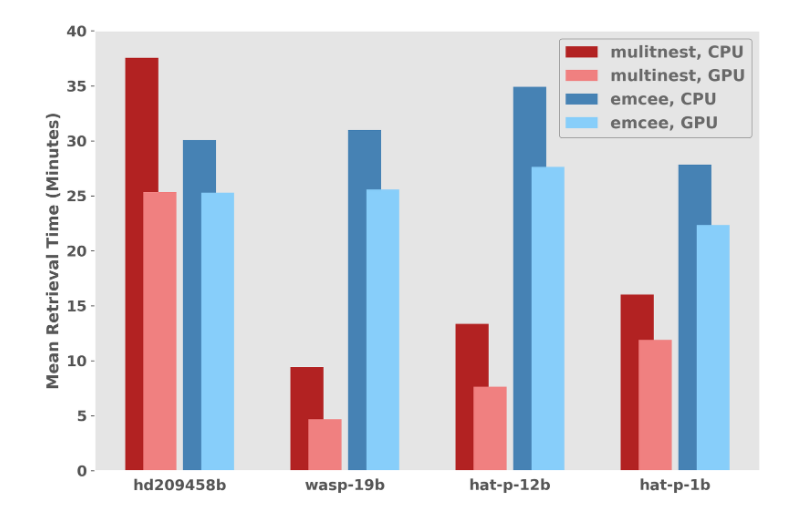
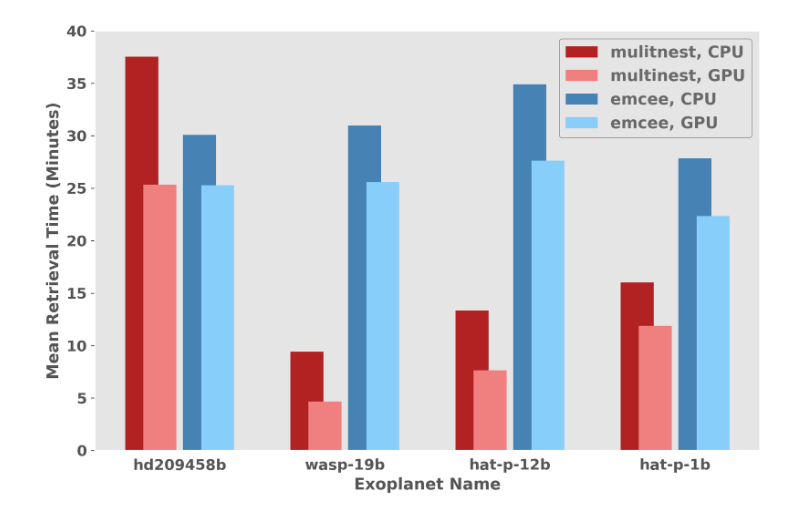
Before and after one commit to bourque/dsii-aas-2020, a Jupyter notebook: code/timing_results.ipynb, the cells around one changed output. Cells and saved outputs as stored; diff of their text form; code cells hidden in the pictures.

```diff
--- a/code/timing_results.ipynb
+++ b/code/timing_results.ipynb
@@ -71,31 +71,32 @@ targets = ['hd209458b', 'wasp-19b', 'hat-p-12b', 'hat-p-1b']
 cpu_multinest_times = [get_total_times(results_dict, target, 'cpu', 'multinest') for target in targets]
 gpu_multinest_times = [get_total_times(results_dict, target, 'gpu', 'multinest') for target in targets]
 cpu_emcee_times = [get_total_times(results_dict, target, 'cpu', 'emcee') for target in targets]
 gpu_emcee_times = [get_total_times(results_dict, target, 'gpu', 'emcee') for target in targets]
 
 groups = np.arange(4)
 width = 0.2
 
 plt.style.use('ggplot')
 fig = plt.figure(figsize=(9, 6), dpi=300)
 ax = fig.add_subplot(111)
 ax.set_ylabel('Mean Retrieval Time (Minutes)', fontweight='bold', fontsize=14)
+ax.set_xlabel('Exoplanet Name', fontweight='bold', fontsize=14)
 
 p1 = ax.bar(groups - 0.03 - width, cpu_multinest_times, width, color='firebrick', label='mulitnest, CPU')
 p2 = ax.bar(groups - 0.03 - (0.45*width), gpu_multinest_times, width, color='lightcoral', label='multinest, GPU')
 p3 = ax.bar(groups + 0.03 + (0.45*width), cpu_emcee_times, width, color='steelblue', label='emcee, CPU')
 p4 = ax.bar(groups + 0.03 + width, gpu_emcee_times, width, color='lightskyblue', label='emcee, GPU')
 
 ax.grid(False)
 ax.set_xticks([0, 1, 2, 3])
 ax.set_xticklabels(('hd209458b', 'wasp-19b', 'hat-p-12b', 'hat-p-1b'), fontweight='bold')
 ax.xaxis.set_ticks_position('none')
 ax.set_yticks([0, 300, 600, 900, 1200, 1500, 1800, 2100, 2400])
 ax.set_yticklabels(('0', '5', '10', '15', '20', '25', '30', '35', '40'), fontweight='bold')
 ax.tick_params(axis='both', which='major', labelsize=13)
 legend = plt.legend(edgecolor='dimgray', prop={'weight': 'bold', 'size': 14})
 plt.setp(legend.get_texts(), color='dimgray')
 plt.tight_layout()
 plt.savefig('../figures/timing_results.png')
 # %% [output]
-[figure, old version]
+[figure, new version]
```
Also changed, not shown: 3 other files.
